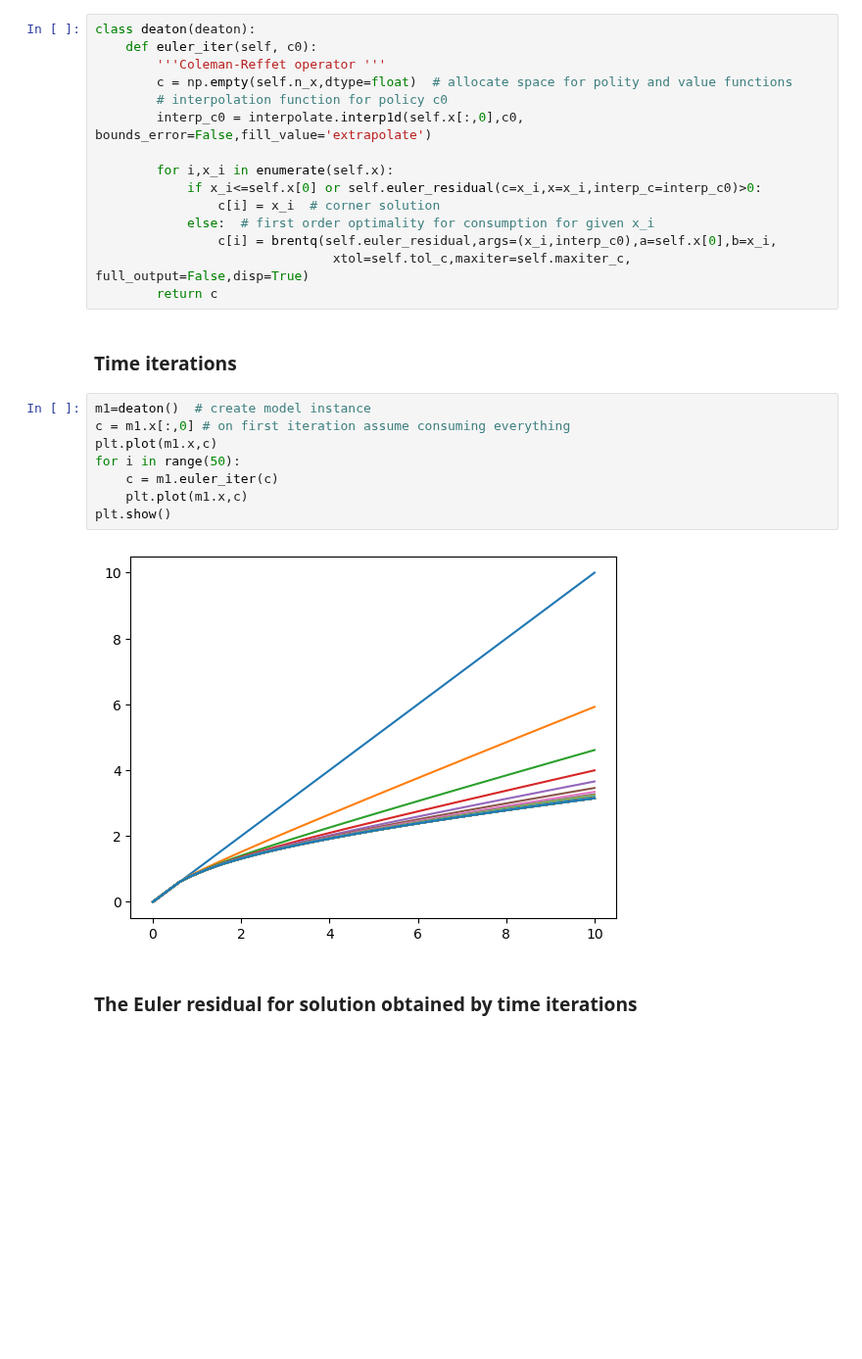
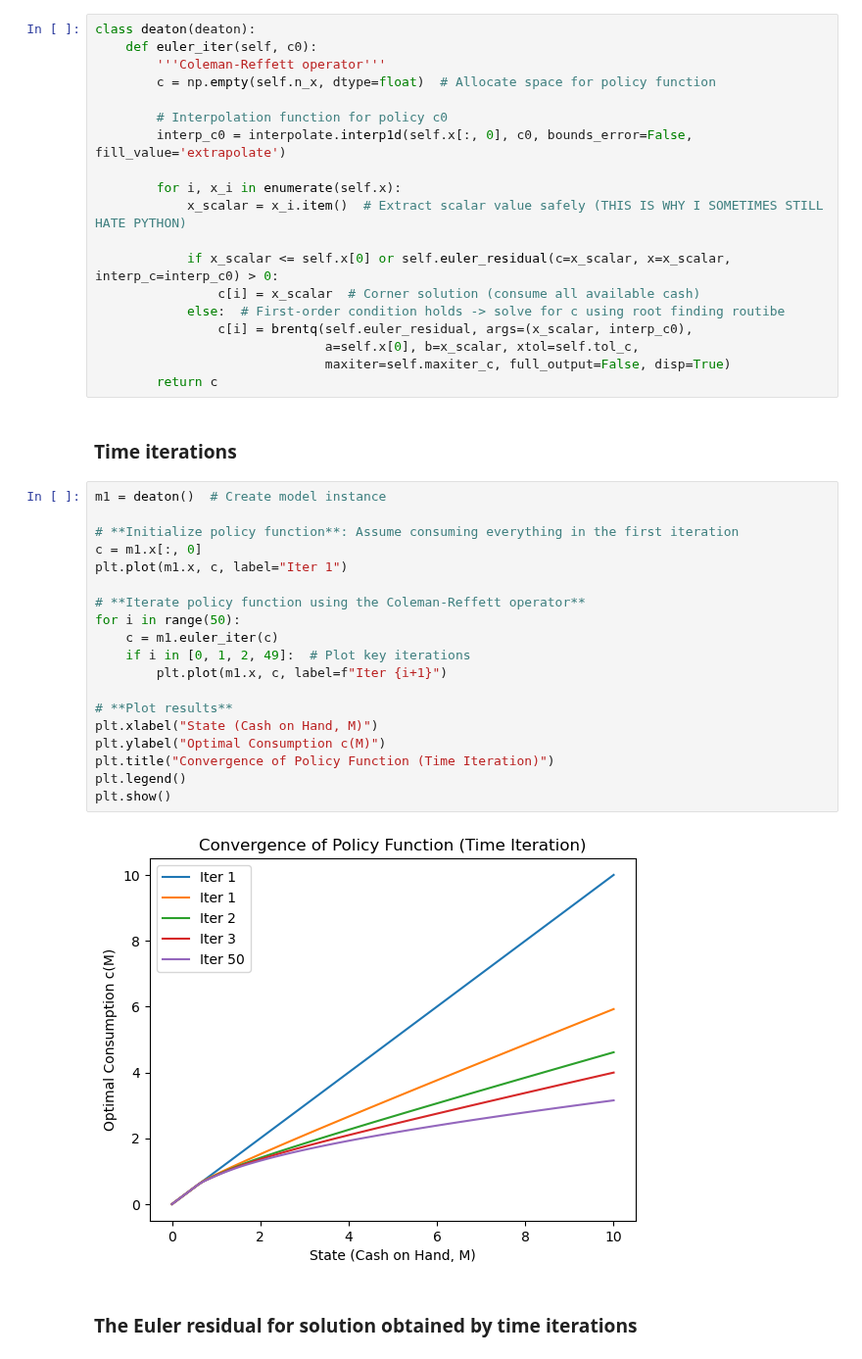
Before and after one commit to bschjerning/dp_ucph, a Jupyter notebook: 3_discrete_continuous_choice/1_euler_egm.ipynb, the cells around one changed output. Shown at 98% size. Saved outputs shown, nothing was run; the diff lists cells and outputs as text; blank space fills up the shorter version.

```diff
--- a/3_discrete_continuous_choice/1_euler_egm.ipynb
+++ b/3_discrete_continuous_choice/1_euler_egm.ipynb
@@ -308,29 +411,44 @@ plt.show()
 # %%
 class deaton(deaton):
     def euler_iter(self, c0):
-        '''Coleman-Reffet operator '''
-        c = np.empty(self.n_x,dtype=float)  # allocate space for polity and value functions
-        # interpolation function for policy c0
-        interp_c0 = interpolate.interp1d(self.x[:,0],c0,  bounds_error=False,fill_value='extrapolate')
+        '''Coleman-Reffett operator'''
+        c = np.empty(self.n_x, dtype=float)  # Allocate space for policy function
 
-        for i,x_i in enumerate(self.x):
-            if x_i<=self.x[0] or self.euler_residual(c=x_i,x=x_i,interp_c=interp_c0)>0:
-                c[i] = x_i  # corner solution
-            else:  # first order optimality for consumption for given x_i
-                c[i] = brentq(self.euler_residual,args=(x_i,interp_c0),a=self.x[0],b=x_i,
-                               xtol=self.tol_c,maxiter=self.maxiter_c, full_output=False,disp=True)
+        # Interpolation function for policy c0
+        interp_c0 = interpolate.interp1d(self.x[:, 0], c0, bounds_error=False, fill_value='extrapolate')
+
+        for i, x_i in enumerate(self.x):
+            x_scalar = x_i.item()  # Extract scalar value safely (THIS IS WHY I SOMETIMES STILL HATE PYTHON)
+
+            if x_scalar <= self.x[0] or self.euler_residual(c=x_scalar, x=x_scalar, interp_c=interp_c0) > 0:
+                c[i] = x_scalar  # Corner solution (consume all available cash)
+            else:  # First-order condition holds -> solve for c using root finding routibe
+                c[i] = brentq(self.euler_residual, args=(x_scalar, interp_c0),
+                              a=self.x[0], b=x_scalar, xtol=self.tol_c,
+                              maxiter=self.maxiter_c, full_output=False, disp=True)
         return c
 # %% [markdown]
 ### Time iterations
 # %%
-m1=deaton()  # create model instance
-c = m1.x[:,0] # on first iteration assume consuming everything
-plt.plot(m1.x,c)
+m1 = deaton()  # Create model instance
+
+# **Initialize policy function**: Assume consuming everything in the first iteration
+c = m1.x[:, 0]
+plt.plot(m1.x, c, label="Iter 1")
+
+# **Iterate policy function using the Coleman-Reffett operator**
 for i in range(50):
     c = m1.euler_iter(c)
-    plt.plot(m1.x,c)
+    if i in [0, 1, 2, 49]:  # Plot key iterations
+        plt.plot(m1.x, c, label=f"Iter {i+1}")
+
+# **Plot results**
+plt.xlabel("State (Cash on Hand, M)")
+plt.ylabel("Optimal Consumption c(M)")
+plt.title("Convergence of Policy Function (Time Iteration)")
+plt.legend()
 plt.show()
 # %% [output]
-[figure, old version]
+[figure, new version]
 # %% [markdown]
 ### The Euler residual for solution obtained by time iterations
```
Also changed, not shown: parts of 43 cells of this notebook.
